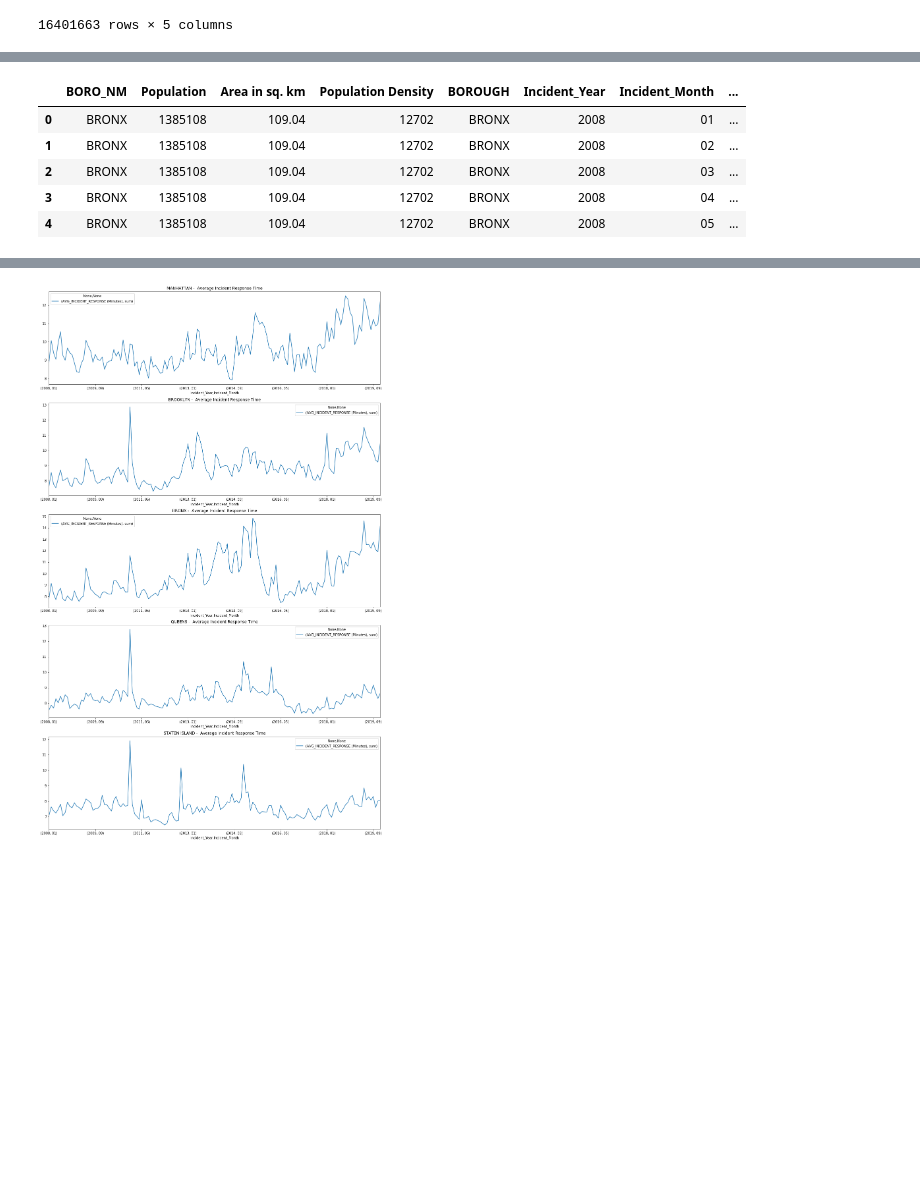
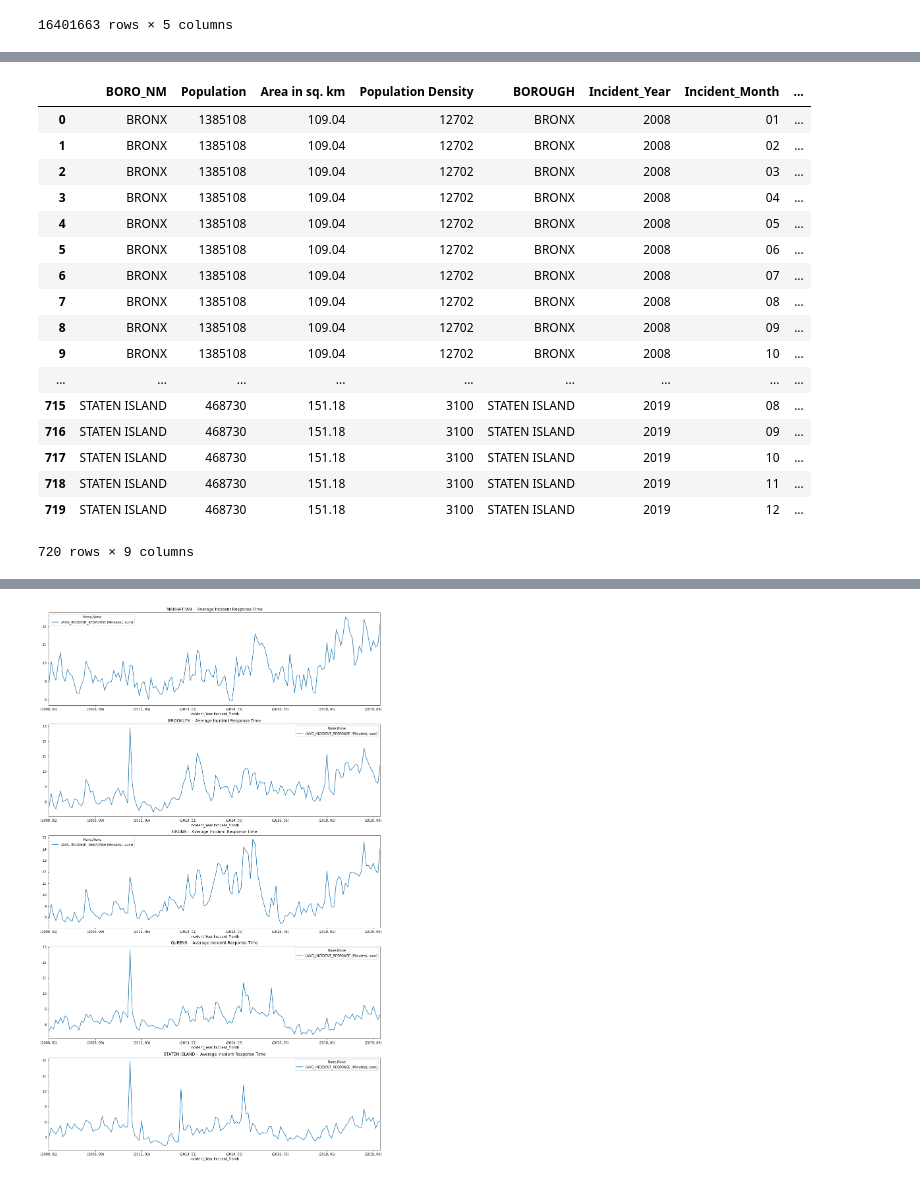
Before and after one commit to rahulrohri/PR_FP_RahulMegha, a Jupyter notebook: Final_Project_Code_IS590PR.ipynb, the cells around one changed output, grey strips where cells are left out. Saved outputs shown, nothing was run; the diff lists cells and outputs as text; code cells hidden in the pictures; blank space fills up the shorter version.

```diff
--- a/Final_Project_Code_IS590PR.ipynb
+++ b/Final_Project_Code_IS590PR.ipynb
@@ -702,9 +690,10 @@ enter your column name 3 and press enter: CMPLNT_NUM
 | 3 | 538308771 | PETIT LARCENY | BROOKLYN |
 | 4 | 965693192 | THEFT-FRAUD | STATEN ISLAND |
 # %%
-#Selecting only a particular set of crimes that involve harming another human
+# Selecting only a particular set of crimes that involve harming another human
+NYC_Population = my_dir + 'New_York_City_Population.csv' # Loading NYPD Arrest Data file
+Pop_density_df = population_density_details(NYC_Population)
 def get_crime_results(dfname) -> pd.core.frame.DataFrame:
-
     '''
     This function returns a dataframe which has the complaints per capita for each borough and offense
 
@@ -717,17 +706,22 @@ def get_crime_results(dfname) -> pd.core.frame.DataFrame:
     >>> ans = get_crime_results(sample_NYC_dframe)
     >>> ans.iloc[0]['Population']
     2504700
+
     '''
-    type_of_crime = ['HARRASSMENT 2','BURGLARY','ROBBERY','FELONY ASSAULT','SEX CRIMES','OFFENSES INVOLVING FRAUD','RAPE','THEFT-FRAUD','MURDER & NON-NEGL. MANSLAUGHTER','KIDNAPPING & RELATED OFFENSES','OFFENSES RELATED TO CHILDREN','KIDNAPPING','OTHER OFFENSES RELATED TO THEF','PETIT LARCENY','GRAND LARCENY','FORGERY','FRAUDS','ASSAULT 3 & RELATED OFFENSES']
-    #https://cmdlinetips.com/2018/02/how-to-subset-pandas-dataframe-based-on-values-of-a-column/
+
+    type_of_crime = ['HARRASSMENT 2', 'BURGLARY', 'ROBBERY', 'FELONY ASSAULT', 'SEX CRIMES', 'OFFENSES INVOLVING FRAUD',
+                     'RAPE', 'THEFT-FRAUD', 'MURDER & NON-NEGL. MANSLAUGHTER', 'KIDNAPPING & RELATED OFFENSES',
+                     'OFFENSES RELATED TO CHILDREN', 'KIDNAPPING', 'OTHER OFFENSES RELATED TO THEF', 'PETIT LARCENY',
+                     'GRAND LARCENY', 'FORGERY', 'FRAUDS', 'ASSAULT 3 & RELATED OFFENSES']
+    # https://cmdlinetips.com/2018/02/how-to-subset-pandas-dataframe-based-on-values-of-a-column/
     dfname = dfname[dfname.OFNS_DESC.isin(type_of_crime)]
-    #complaints_df_new.OFNS_DESC.unique()
+    # complaints_df_new.OFNS_DESC.unique()
     g1 = dfname.groupby(["OFNS_DESC", "BORO_NM"], as_index=False).count()
-    g1 = g1[["OFNS_DESC","BORO_NM","CMPLNT_NUM"]]
-    #merging with population density dataframe to add necessary density columns
+    g1 = g1[["OFNS_DESC", "BORO_NM", "CMPLNT_NUM"]]
+    # merging with population density dataframe to add necessary density columns
     Crime_result_df = pd.merge(g1, Pop_density_df, how='left', left_on='BORO_NM', right_on='BORO_NM')
-    #creating the per capita values by dividing complaint numbers and population
-    Crime_result_df['complaints per capita'] = Crime_result_df['CMPLNT_NUM']/Crime_result_df['Population']
+    # creating the per capita values by dividing complaint numbers and population
+    Crime_result_df['complaints per capita'] = Crime_result_df['CMPLNT_NUM'] / Crime_result_df['Population']
     Crime_result_df['complaints per capita'] = Crime_result_df['complaints per capita'].astype('float64')
     return Crime_result_df
 # %%
@@ -831,3 +816,9 @@ extract_year_month(EMS_Data,'INCIDENT_DATETIME','Incident_Month','Incident_Year'
 | 16401661 | 12/31/2019 11:59:29 PM | 318.0 | QUEENS | 12 | 2019 |
 | 16401662 | 12/31/2019 11:59:54 PM | 339.0 | MANHATTAN | 12 | 2019 |
 16401663 rows × 5 columns
+# %%
+import warnings #https://docs.python.org/3/library/warnings.html
+warnings.filterwarnings('ignore')
+EMS_Data = EMS_Data.dropna()
+EMS_Data['INCIDENT_RESPONSE_SECONDS_QY']=EMS_Data['INCIDENT_RESPONSE_SECONDS_QY'].astype('int64')
+EMS_Data.head(10)
@@ -846,11 +849,12 @@ def EMS_details(dfname) -> pd.DataFrame:
     >>> Pop_density_df = pd.read_csv(Pop_density_csv)
     >>> ans = EMS_details(ems_sample_df)
     >>> ans.iloc[0]['Population']
-    1585873
+    2504700
     '''
-    EMS_incident_response_avg = dfname.dropna()
-    EMS_incident_response_avg = EMS_incident_response_avg.groupby(['BOROUGH','Incident_Year','Incident_Month'],as_index=False)['INCIDENT_RESPONSE_SECONDS_QY'].mean()
-    EMS_incident_response_avg['INCIDENT_RESPONSE_SECONDS_QY']=EMS_incident_response_avg['INCIDENT_RESPONSE_SECONDS_QY'].astype('int64')
+
+    EMS_incident_response_avg = dfname
+    EMS_incident_response_avg = EMS_incident_response_avg.groupby(['BOROUGH','Incident_Year','Incident_Month'],as_index = False)['INCIDENT_RESPONSE_SECONDS_QY'].mean()
+
     EMS_incident_response_avg['AVG_INCIDENT_RESPONSE (Minutes)'] = EMS_incident_response_avg['INCIDENT_RESPONSE_SECONDS_QY']/60
     #Renaming the index to Staten Island
     EMS_incident_response_avg = EMS_incident_response_avg.replace({'BOROUGH': 'RICHMOND / STATEN ISLAND'}, 'STATEN ISLAND')
@@ -858,14 +862,26 @@ def EMS_details(dfname) -> pd.DataFrame:
     return result_inc_resp_df
 # %%
 EMS_Result_df = EMS_details(EMS_Data)
-EMS_Result_df.head()
+EMS_Result_df
 # %% [output]
 |  | BORO_NM | Population | Area in sq. km | Population Density | BOROUGH | Incident_Year | Incident_Month | ... |
 | 0 | BRONX | 1385108 | 109.04 | 12702 | BRONX | 2008 | 01 | ... |
 | 1 | BRONX | 1385108 | 109.04 | 12702 | BRONX | 2008 | 02 | ... |
 | 2 | BRONX | 1385108 | 109.04 | 12702 | BRONX | 2008 | 03 | ... |
 | 3 | BRONX | 1385108 | 109.04 | 12702 | BRONX | 2008 | 04 | ... |
 | 4 | BRONX | 1385108 | 109.04 | 12702 | BRONX | 2008 | 05 | ... |
+| 5 | BRONX | 1385108 | 109.04 | 12702 | BRONX | 2008 | 06 | ... |
+| 6 | BRONX | 1385108 | 109.04 | 12702 | BRONX | 2008 | 07 | ... |
+| 7 | BRONX | 1385108 | 109.04 | 12702 | BRONX | 2008 | 08 | ... |
+| 8 | BRONX | 1385108 | 109.04 | 12702 | BRONX | 2008 | 09 | ... |
+| 9 | BRONX | 1385108 | 109.04 | 12702 | BRONX | 2008 | 10 | ... |
+| ... | ... | ... | ... | ... | ... | ... | ... | ... |
+| 715 | STATEN ISLAND | 468730 | 151.18 | 3100 | STATEN ISLAND | 2019 | 08 | ... |
+| 716 | STATEN ISLAND | 468730 | 151.18 | 3100 | STATEN ISLAND | 2019 | 09 | ... |
+| 717 | STATEN ISLAND | 468730 | 151.18 | 3100 | STATEN ISLAND | 2019 | 10 | ... |
+| 718 | STATEN ISLAND | 468730 | 151.18 | 3100 | STATEN ISLAND | 2019 | 11 | ... |
+| 719 | STATEN ISLAND | 468730 | 151.18 | 3100 | STATEN ISLAND | 2019 | 12 | ... |
+720 rows × 9 columns
 # %%
 #calculating the correlation between Population Density and the incident response time
 #https://stackoverflow.com/questions/49350445/correlation-coefficient-of-two-columns-in-pandas-dataframe-with-corr
```
Also changed, not shown: parts of 25 cells of this notebook.
